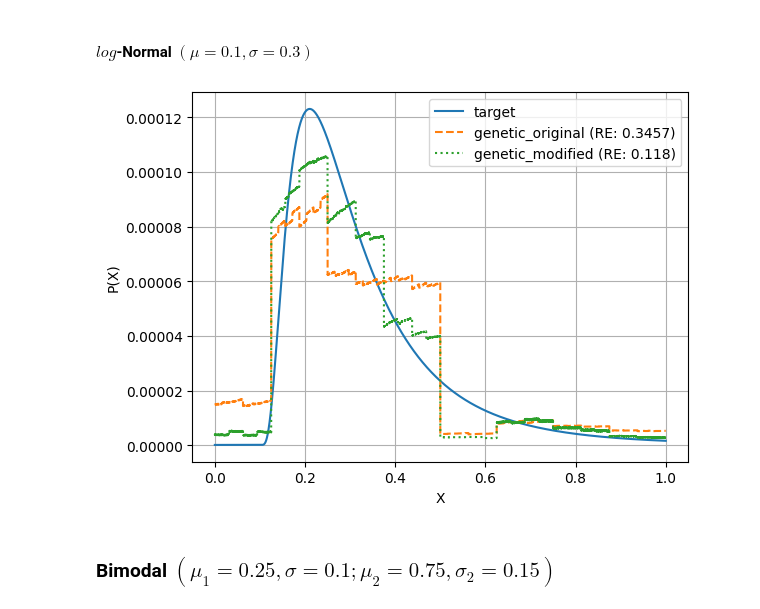
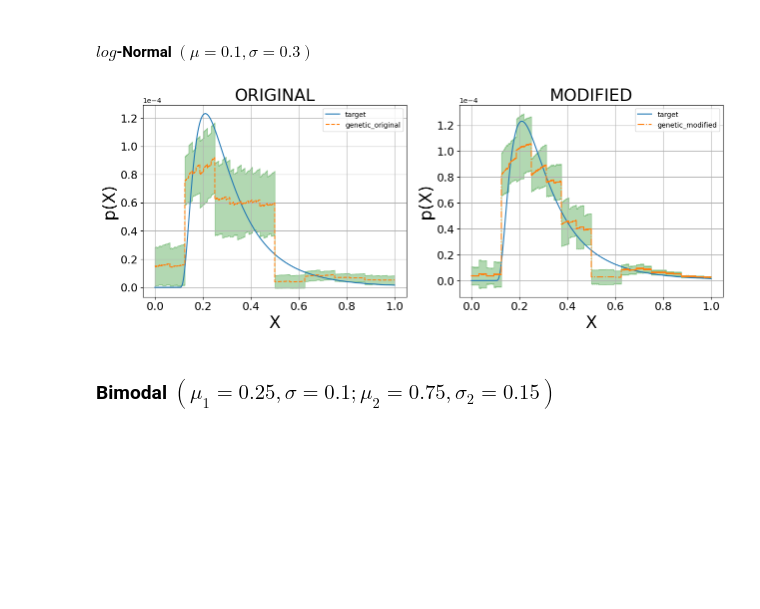
Before and after one commit to IsmaelCesar/sanches-modified, a Jupyter notebook: plots_genetic.ipynb, the cells around one changed output. Drawn from its saved outputs; the diff is of its cells as text; code cells hidden in the pictures; blank space fills up the shorter version.

Commit message:
Updating plots

```diff
--- a/plots_genetic.ipynb
+++ b/plots_genetic.ipynb
@@ -116,26 +116,47 @@ original_outputs, modified_outputs = compute_best_individual(target_state, n_run
 # %%
 target_freqs = np.abs(target_state)**2 + 1e-7
 
 freqs_original = np.abs(original_outputs)**2
 freqs_modified = np.abs(modified_outputs)**2
 
 mean_original = np.mean(freqs_original, axis=0) + 1e-7
+std_original = np.std(freqs_original, axis=0) + 1e-7
+
 mean_modified = np.mean(freqs_modified, axis=0) + 1e-7
+std_modified = np.std(freqs_modified, axis=0) + 1e-7
 
 og_entropy = entropy(mean_original, target_freqs)
 mod_entropy = entropy(mean_modified, target_freqs)
 
 x = np.linspace(*x_points, num=2**num_qubits)
 
-plt.plot(x, target_freqs, label="target")
-plt.plot(x, mean_original, "--",label=f"genetic_original (RE: {round(og_entropy, 4)})")
-plt.plot(x, mean_modified,":", label=f"genetic_modified (RE: {round(mod_entropy, 4)})")
-plt.legend(loc="best")
-plt.ylabel("P(X)")
-plt.xlabel("X")
-plt.grid()
+label_fontsize = 24
+tick_fontsize = 16
+alpha = .3
+fig, axes = plt.subplots(1, 2, figsize=(15, 5))
+axes[0].set_title("ORIGINAL", fontsize=label_fontsize)
+axes[0].plot(x, target_freqs, label="target")
+axes[0].plot(x, mean_original, "--", label="genetic_original")
+axes[0].fill_between(x, mean_original+std_original, mean_original-std_original, alpha=alpha, color="green")
+axes[0].legend(loc="best")
+axes[0].set_xlabel("X", fontsize=label_fontsize)
+axes[0].set_ylabel("p(X)", fontsize=label_fontsize)
+axes[0].tick_params(labelsize=tick_fontsize)
+axes[0].ticklabel_format(axis="y", style="sci", scilimits=(0,0))
+axes[0].grid()
+
+axes[1].set_title("MODIFIED", fontsize=label_fontsize)
+axes[1].plot(x, target_freqs, label="target")
+axes[1].plot(x, mean_modified,"-.", label="genetic_modified")
+axes[1].fill_between(x, mean_modified+std_modified, mean_modified-std_modified, alpha=alpha, color="green")
+axes[1].legend(loc="best")
+axes[1].set_xlabel("X", fontsize=label_fontsize)
+axes[1].set_ylabel("p(X)", fontsize=label_fontsize)
+axes[1].tick_params(labelsize=tick_fontsize)
+axes[1].ticklabel_format(axis="y", style="sci", scilimits=(0,0))
+axes[1].grid()
 # %% [output]
-[figure, old version]
+[figure, new version]
 # %% [markdown]
 ### Bimodal $(\mu_1 = 0.25, \sigma = 0.1 ; \mu_2 = 0.75, \sigma_2 = 0.15)$
 # %%
```
Also changed, not shown: parts of 4 cells of this notebook, 1 other file.
